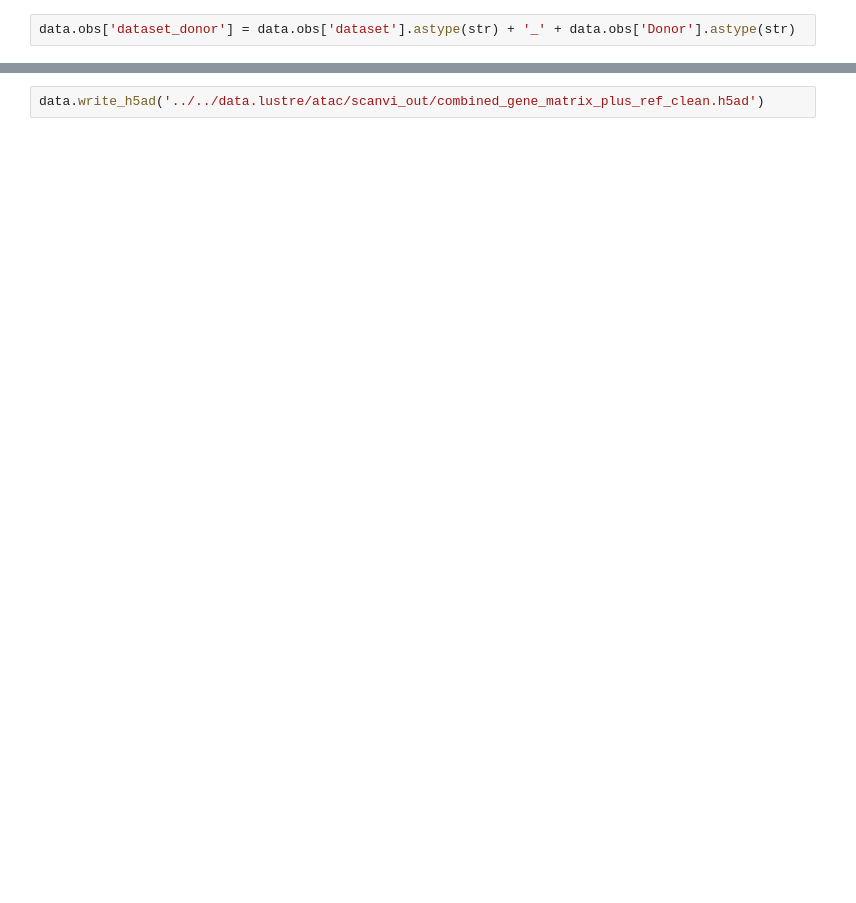
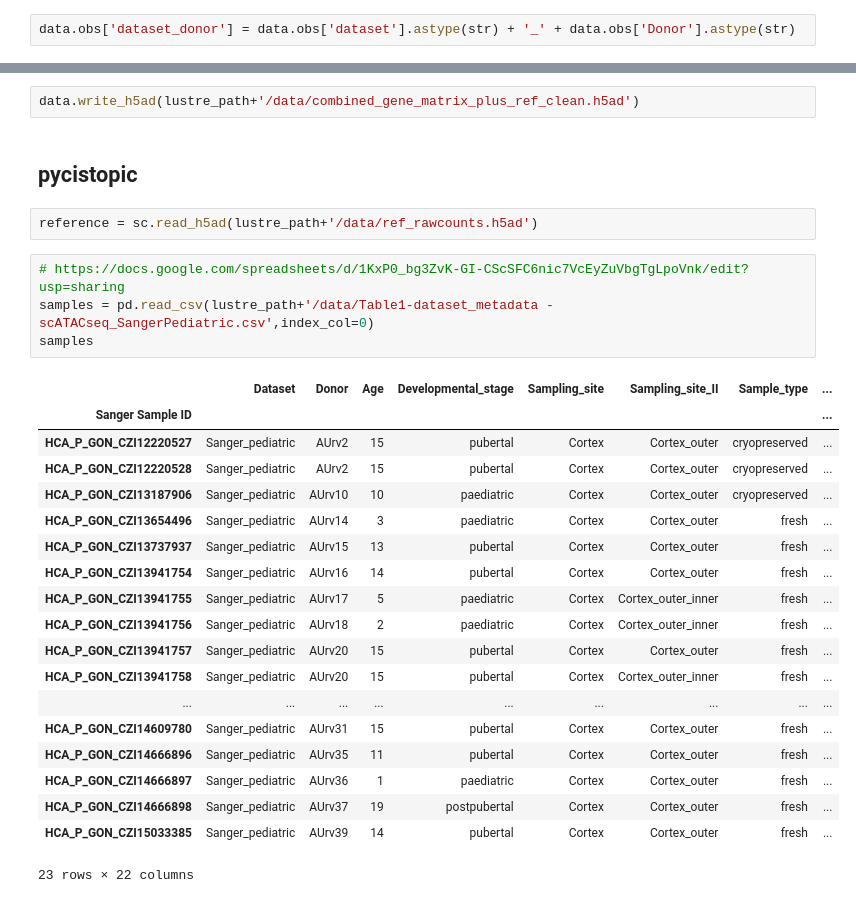
Before and after one commit to cellgeni/ovary, a Jupyter notebook: 02.prepare_for_scvi.ipynb, the cells around one changed output, grey strips where cells are left out. Cells and saved outputs as stored; diff of their text form; blank space fills up the shorter version.

```diff
--- a/02.prepare_for_scvi.ipynb
+++ b/02.prepare_for_scvi.ipynb
@@ -251,3 +358,31 @@ View of AnnData object with n_obs × n_vars = 467532 × 19446
     var: 'mt', 'n_cells_by_counts', 'mean_counts', 'log1p_mean_counts', 'pct_dropout_by_counts', 'total_counts', 'log1p_total_counts'
 # %%
-data.write_h5ad('../../data.lustre/atac/scanvi_out/combined_gene_matrix_plus_ref_clean.h5ad')
+data.write_h5ad(lustre_path+'/data/combined_gene_matrix_plus_ref_clean.h5ad')
+# %% [markdown]
+## pycistopic
+# %%
+reference = sc.read_h5ad(lustre_path+'/data/ref_rawcounts.h5ad')
+# %%
+# https://docs.google.com/spreadsheets/d/1KxP0_bg3ZvK-GI-CScSFC6nic7VcEyZuVbgTgLpoVnk/edit?usp=sharing
+samples = pd.read_csv(lustre_path+'/data/Table1-dataset_metadata - scATACseq_SangerPediatric.csv',index_col=0)
+samples
+# %% [output]
+|  | Dataset | Donor | Age | Developmental_stage | Sampling_site | Sampling_site_II | Sample_type | ... |
+| Sanger Sample ID |  |  |  |  |  |  |  | ... |
+| HCA_P_GON_CZI12220527 | Sanger_pediatric | AUrv2 | 15 | pubertal | Cortex | Cortex_outer | cryopreserved | ... |
+| HCA_P_GON_CZI12220528 | Sanger_pediatric | AUrv2 | 15 | pubertal | Cortex | Cortex_outer | cryopreserved | ... |
+| HCA_P_GON_CZI13187906 | Sanger_pediatric | AUrv10 | 10 | paediatric | Cortex | Cortex_outer | cryopreserved | ... |
+| HCA_P_GON_CZI13654496 | Sanger_pediatric | AUrv14 | 3 | paediatric | Cortex | Cortex_outer | fresh | ... |
+| HCA_P_GON_CZI13737937 | Sanger_pediatric | AUrv15 | 13 | pubertal | Cortex | Cortex_outer | fresh | ... |
+| HCA_P_GON_CZI13941754 | Sanger_pediatric | AUrv16 | 14 | pubertal | Cortex | Cortex_outer | fresh | ... |
+| HCA_P_GON_CZI13941755 | Sanger_pediatric | AUrv17 | 5 | paediatric | Cortex | Cortex_outer_inner | fresh | ... |
+| HCA_P_GON_CZI13941756 | Sanger_pediatric | AUrv18 | 2 | paediatric | Cortex | Cortex_outer_inner | fresh | ... |
+| HCA_P_GON_CZI13941757 | Sanger_pediatric | AUrv20 | 15 | pubertal | Cortex | Cortex_outer | fresh | ... |
+| HCA_P_GON_CZI13941758 | Sanger_pediatric | AUrv20 | 15 | pubertal | Cortex | Cortex_outer_inner | fresh | ... |
+| ... | ... | ... | ... | ... | ... | ... | ... | ... |
+| HCA_P_GON_CZI14609780 | Sanger_pediatric | AUrv31 | 15 | pubertal | Cortex | Cortex_outer | fresh | ... |
+| HCA_P_GON_CZI14666896 | Sanger_pediatric | AUrv35 | 11 | pubertal | Cortex | Cortex_outer | fresh | ... |
+| HCA_P_GON_CZI14666897 | Sanger_pediatric | AUrv36 | 1 | paediatric | Cortex | Cortex_outer | fresh | ... |
+| HCA_P_GON_CZI14666898 | Sanger_pediatric | AUrv37 | 19 | postpubertal | Cortex | Cortex_outer | fresh | ... |
+| HCA_P_GON_CZI15033385 | Sanger_pediatric | AUrv39 | 14 | pubertal | Cortex | Cortex_outer | fresh | ... |
+23 rows × 22 columns
```
Also changed, not shown: parts of 51 cells of this notebook, 21 other files.
